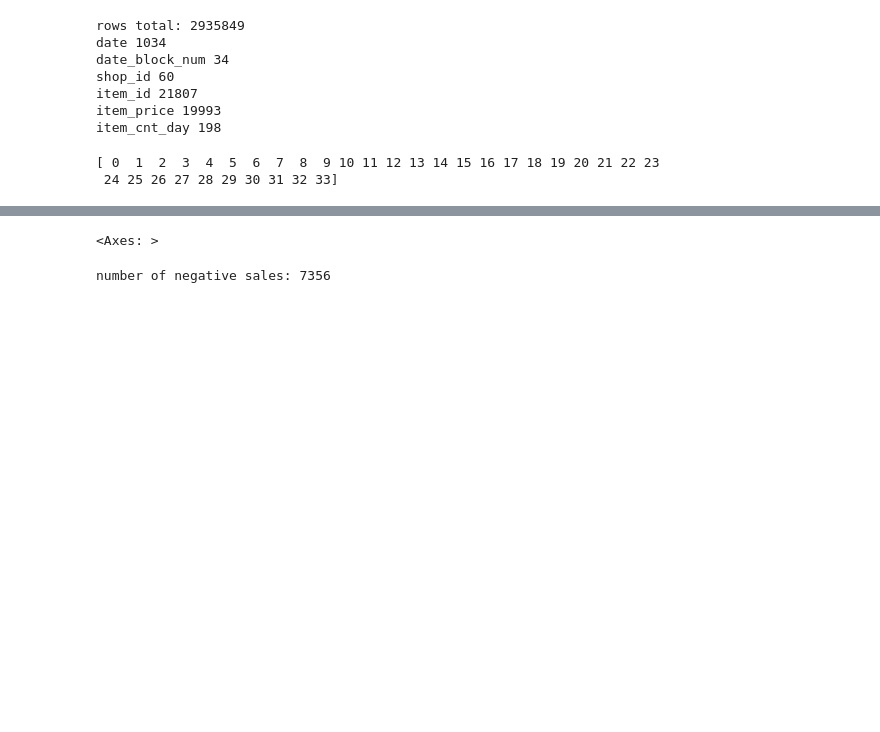
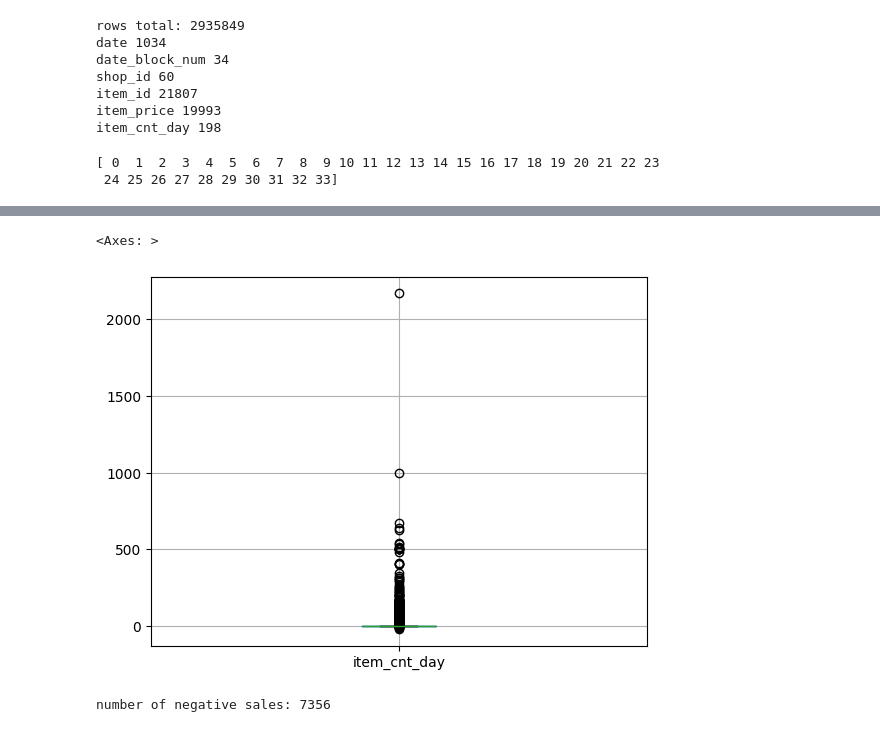
Before and after one commit to valera2444/FutureSalesPrediction, a Jupyter notebook: etl.ipynb, the cells around one changed output, grey strips where cells are left out. Cells and saved outputs as stored; diff of their text form; code cells hidden in the pictures; blank space fills up the shorter version.

```diff
--- a/etl.ipynb
+++ b/etl.ipynb
@@ -27,7 +45,9 @@ print(data_train['date_block_num'].unique())
 # %%
-data_train.boxplot(column='item_cnt_day')
+data_train.boxplot(column=['item_cnt_day'])
+#sns.boxplot(data_train['item_cnt_day'])
 # %% [output]
 <Axes: >
+[figure, added]
 # %%
 print('number of negative sales:',sum(data_train['item_cnt_day']<0))
 data_train[data_train['item_cnt_day']<0]
```
Also changed, not shown: parts of 12 cells of this notebook.
